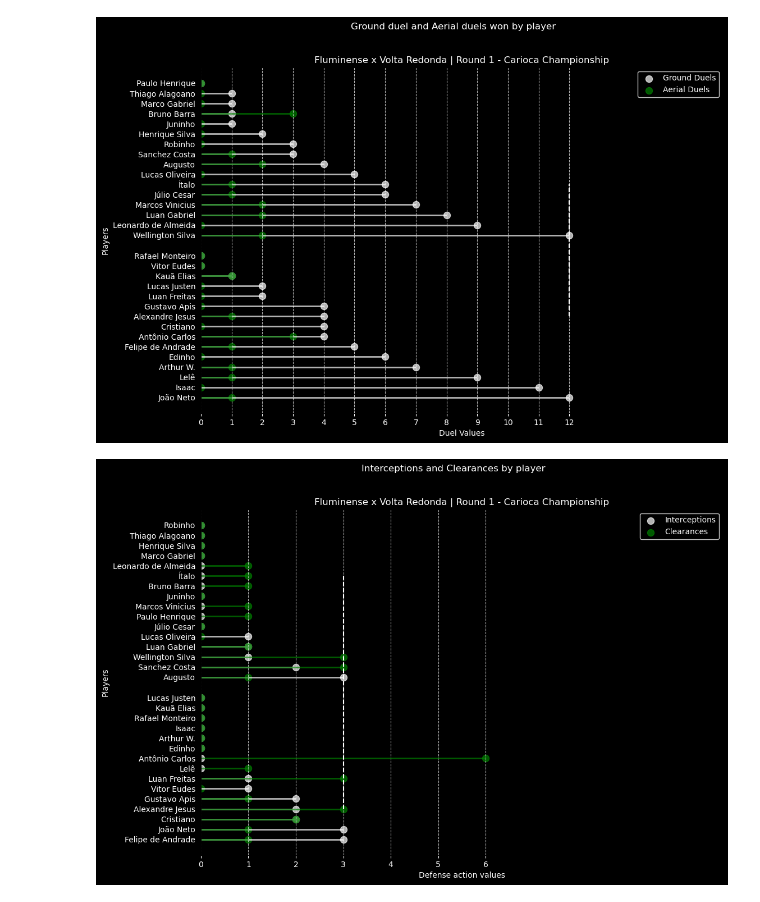
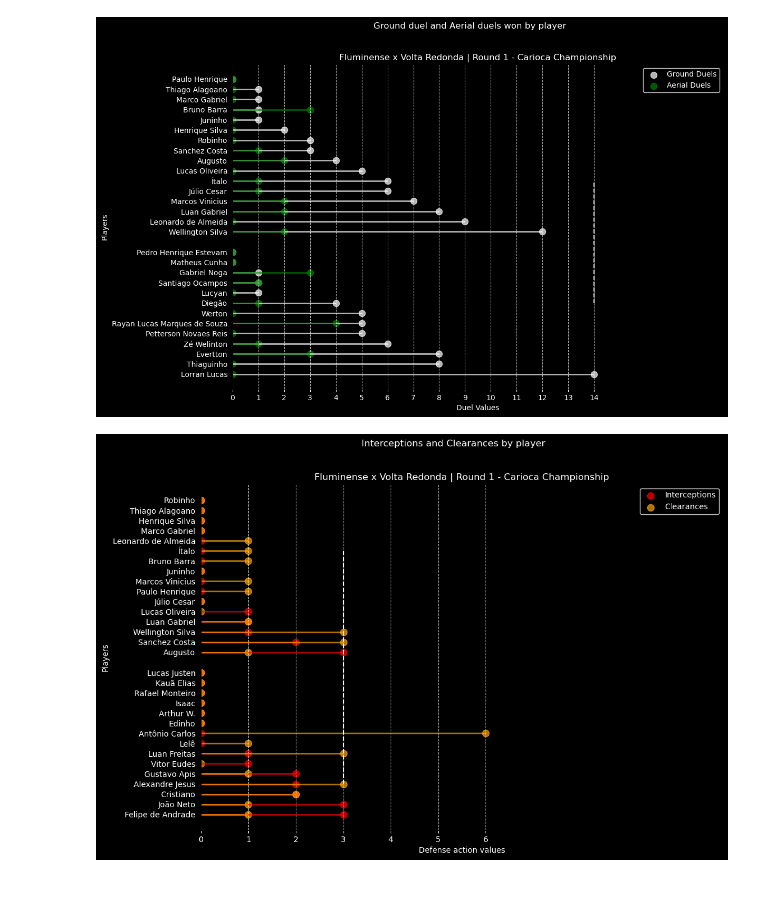
Before and after one commit to leticiamaiat/ACE, a Jupyter notebook: groundaerial.ipynb, the cells around one changed output. Drawn from its saved outputs; the diff is of its cells as text; code cells hidden in the pictures.

```diff
--- a/groundaerial.ipynb
+++ b/groundaerial.ipynb
@@ -3,8 +3,10 @@ import pandas as pd
 import matplotlib.pyplot as plt
 import numpy as np
 
+
+
 # Read the first CSV file and sort by 'Ground_duels_won'
-df1 = pd.read_csv("./CSV/rodada1/fluminensexvre_01/flu.csv").sort_values(by='Ground_duels_won', ascending=False)
+df1 = pd.read_csv("./CSV/rodada2/flamengoxnovaiguacu/fla.csv").sort_values(by='Ground_duels_won', ascending=False)
 languages1 = df1['Player'].tolist()
 ground_duels1 = df1['Ground_duels_won'].tolist()
 aerial_duels1 = df1['Aerial_duels_won'].tolist()
@@ -37,34 +39,34 @@ ax.scatter(x=aerial_duels, y=languages, s=75, color='green', alpha=0.7, label='A
 ax.vlines(x=max(ground_duels1), ymin=min(languages1), ymax=max(languages1 + languages2), color='white', linestyle='--')
 
 # Labeling
 ax.set_yticks(languages)
 ax.set_yticklabels(languages, color='white')
 ax.tick_params(axis='x', colors='white')  # Set x-axis tick color to white
 ax.set_xticks(np.arange(0, max(ground_duels)+1))  # Explicitly set x-axis ticks from 0 to 20
 ax.set_xlim(0, max(max(ground_duels1), max(aerial_duels1)) + 5)  # Adjust x-axis limit
 max_value = max(max(ground_duels), max(aerial_duels))
 ax.set_xlim(0, max_value + 5)
 # Adding labels and title
 plt.ylabel('Players', color='white')
 plt.xlabel('Duel Values', color='white')
 plt.title('Fluminense x Volta Redonda | Round 1 - Carioca Championship', color='white')
 plt.suptitle('Ground duel and Aerial duels won by player', color='white')
 
 # Adding legend with white text
 legend = ax.legend(facecolor='black', edgecolor='white')
 for text in legend.get_texts():
     text.set_color('white')
 
 # Adding grid to the x-axis
 ax.grid(axis='x', linestyle='--', alpha=0.7, color='white')
 
 # Save the plot to the specified directory
 plt.savefig('./plots/groundxaerial/rodada01/fluminensexvre_01.png', facecolor=fig.get_facecolor(), bbox_inches='tight')  # Add bbox_inches='tight'
 
 # Displaying the lollipop chart
 plt.show()
 # %% [output]
-[figure, old version]
+[figure, new version]
 # %%
 import pandas as pd
 import matplotlib.pyplot as plt
@@ -92,12 +94,12 @@ fig, ax = plt.subplots(figsize=(12, 8))  # Increase the figure size
 fig.patch.set_facecolor('black')
 ax.set_facecolor('black')
 # Plotting ground statistics
-ax.hlines(y=languages, xmin=0, xmax=ground_duels, color='white', alpha=0.7, linewidth=2)
-ax.scatter(x=ground_duels, y=languages, s=75, color='white', alpha=0.7, label='Interceptions')
+ax.hlines(y=languages, xmin=0, xmax=ground_duels, color='red', alpha=0.7, linewidth=2)
+ax.scatter(x=ground_duels, y=languages, s=75, color='red', alpha=0.7, label='Interceptions')
 
 # Plotting aerial statistics
-ax.hlines(y=languages, xmin=0, xmax=aerial_duels, color='green', alpha=0.7, linewidth=2)
-ax.scatter(x=aerial_duels, y=languages, s=75, color='green', alpha=0.7, label='Clearances')
+ax.hlines(y=languages, xmin=0, xmax=aerial_duels, color='orange', alpha=0.7, linewidth=2)
+ax.scatter(x=aerial_duels, y=languages, s=75, color='orange', alpha=0.7, label='Clearances')
 
 # Vertical lines to mark the boundaries
 ax.vlines(x=max(ground_duels1), ymin=min(languages1), ymax=max(languages1 + languages2), color='white', linestyle='--')
@@ -132,4 +134,4 @@ plt.savefig('./plots/interxclear/rodada01/fluminensexvre_01.png', facecolor=fig.
 # Displaying the lollipop chart
 plt.show()
 # %% [output]
-[figure, old version]
+[figure, new version]
```
Also changed, not shown: 15 other files.
